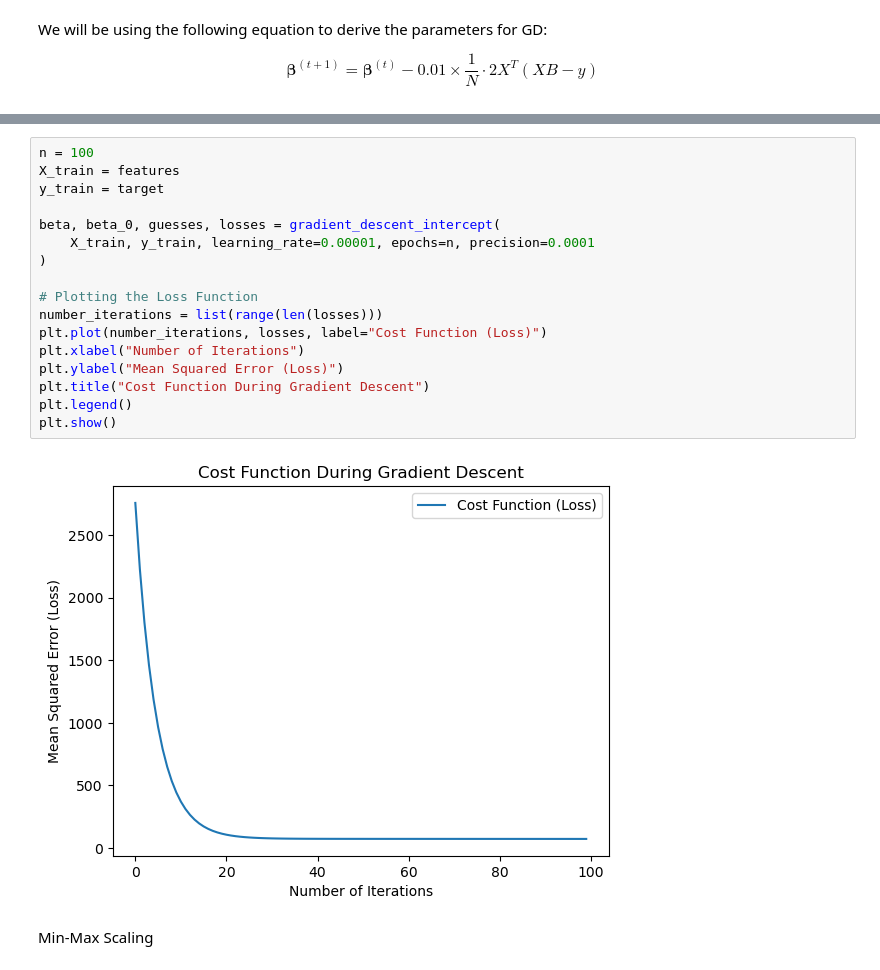
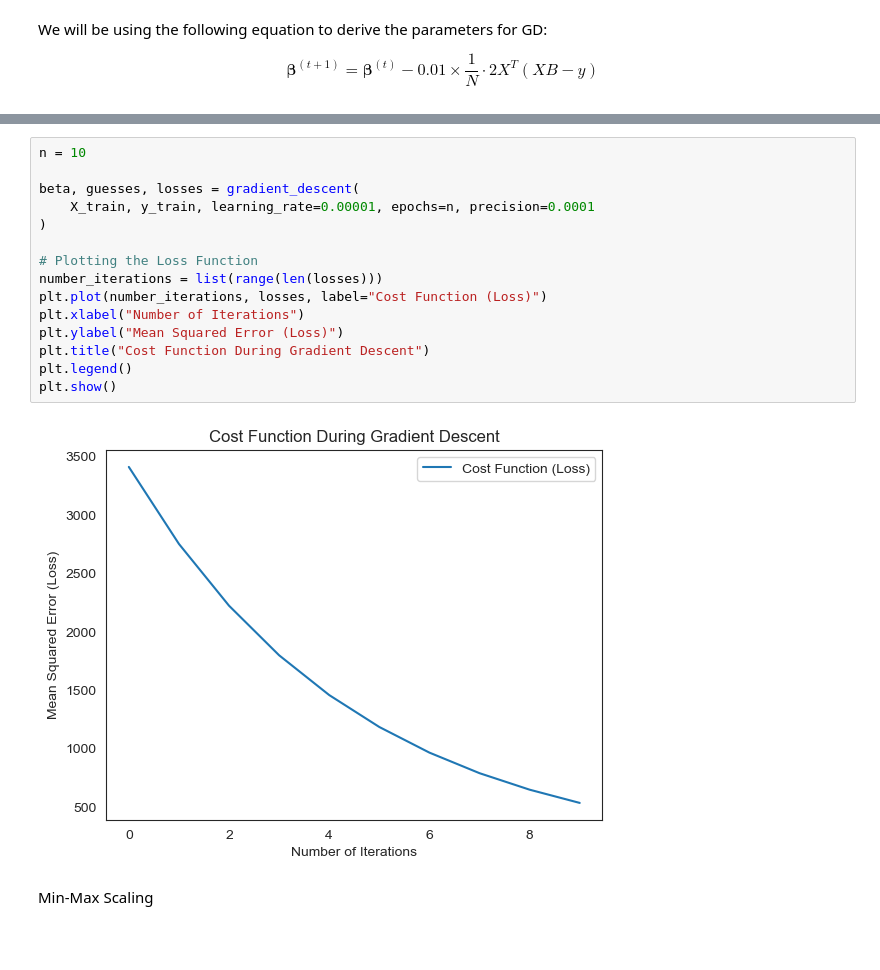
Before and after one commit to add0794/ordinary-least-squares-gradient-descent, a Jupyter notebook: jupyter.ipynb, the cells around one changed output, grey strips where cells are left out. Drawn from its saved outputs; the diff is of its cells as text; blank space fills up the shorter version.

```diff
--- a/jupyter.ipynb
+++ b/jupyter.ipynb
@@ -884,23 +751,21 @@ Intercept (beta_0): -0.9220736644686085
 Loss: 32.10709376551041
 # %%
-n = 100
-X_train = features
-y_train = target
+n = 10
 
-beta, beta_0, guesses, losses = gradient_descent_intercept(
+beta, guesses, losses = gradient_descent(
     X_train, y_train, learning_rate=0.00001, epochs=n, precision=0.0001
 )
 
 # Plotting the Loss Function
 number_iterations = list(range(len(losses)))
 plt.plot(number_iterations, losses, label="Cost Function (Loss)")
 plt.xlabel("Number of Iterations")
 plt.ylabel("Mean Squared Error (Loss)")
 plt.title("Cost Function During Gradient Descent")
 plt.legend()
 plt.show()
 # %% [output]
-[figure, old version]
+[figure, new version]
 # %% [markdown]
 Min-Max Scaling
 # %%
```
Also changed, not shown: parts of 14 cells of this notebook, 1 other file.
